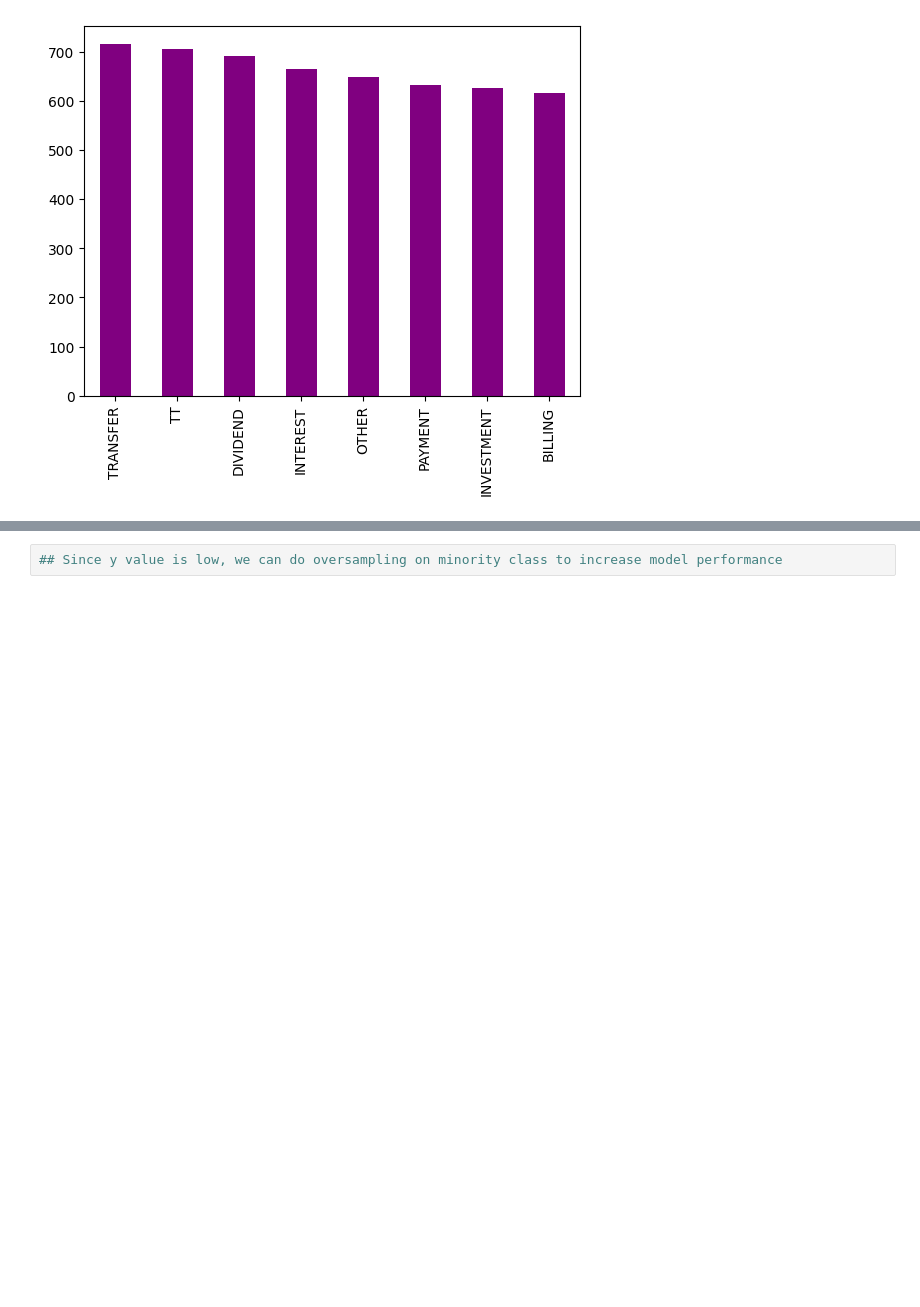
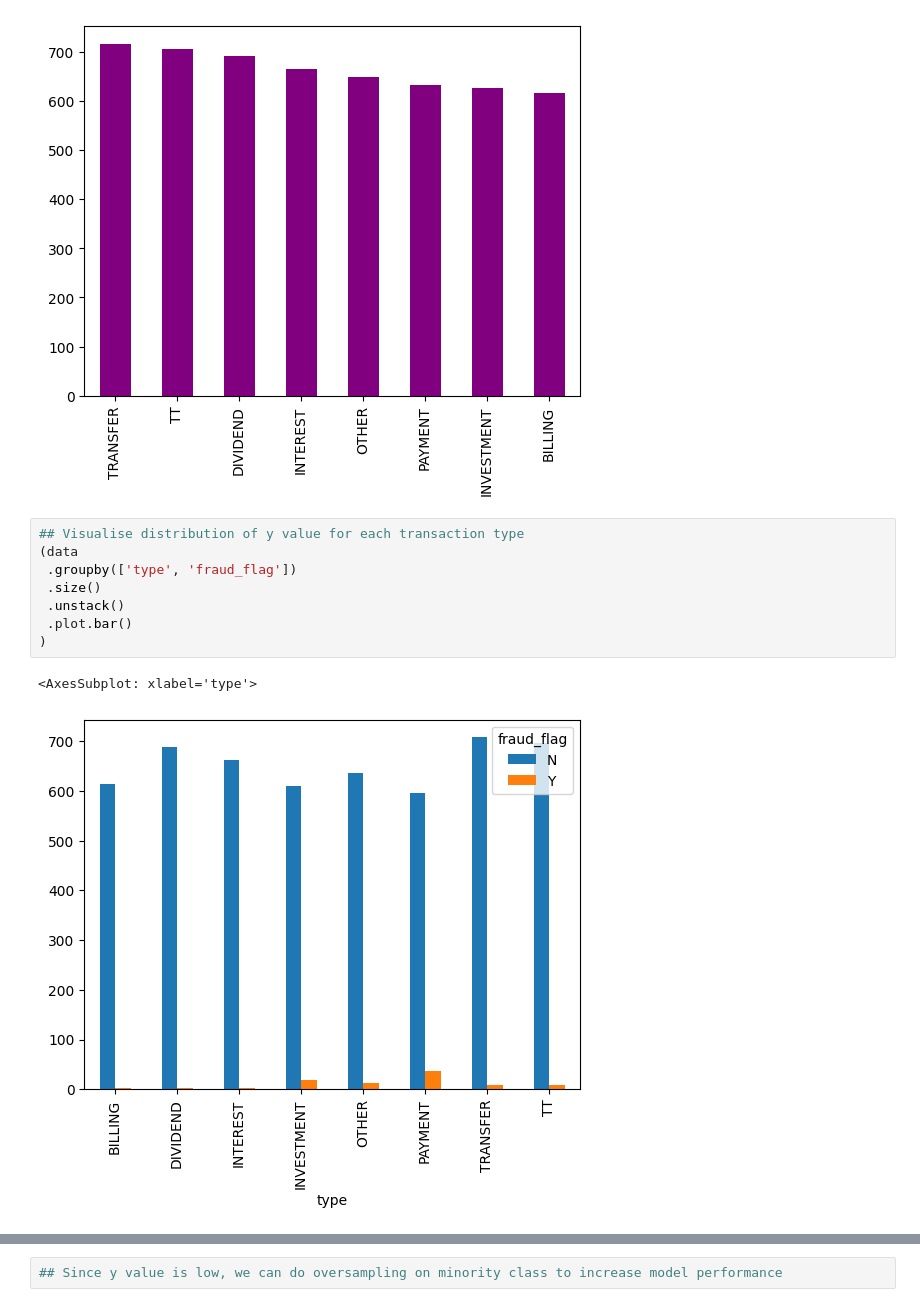
Before and after one commit to bhavesh-chainani/fraud_detection, a Jupyter notebook: bhavesh_silent_eight.ipynb, the cells around one changed output, grey strips where cells are left out. Drawn from its saved outputs; the diff is of its cells as text; blank space fills up the shorter version.

```diff
--- a/bhavesh_silent_eight.ipynb
+++ b/bhavesh_silent_eight.ipynb
@@ -153,5 +159,16 @@ data.type.value_counts().plot(kind='bar', color = 'purple')
 # %% [output]
 <AxesSubplot: >
 [figure]
+# %%
+## Visualise distribution of y value for each transaction type
+(data
+ .groupby(['type', 'fraud_flag'])
+ .size()
+ .unstack()
+ .plot.bar()
+)
+# %% [output]
+<AxesSubplot: xlabel='type'>
+[figure, added]
 # %%
 #plot count of types of currency
```
Also changed, not shown: parts of 30 cells of this notebook.
